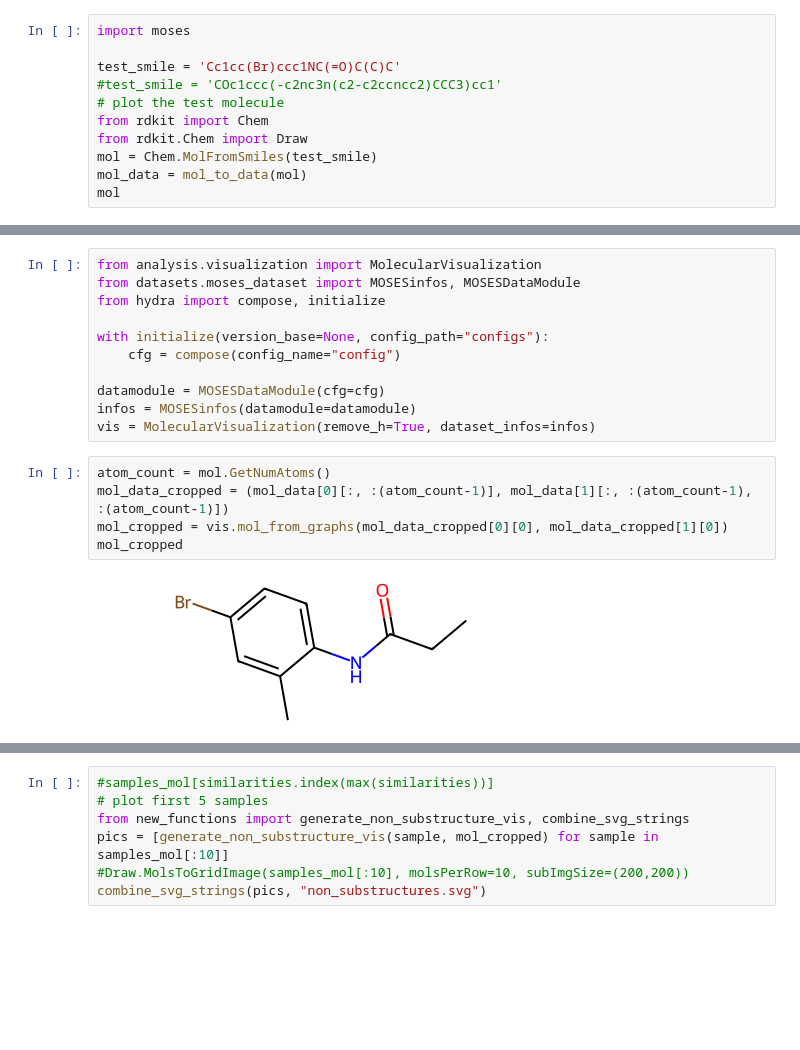
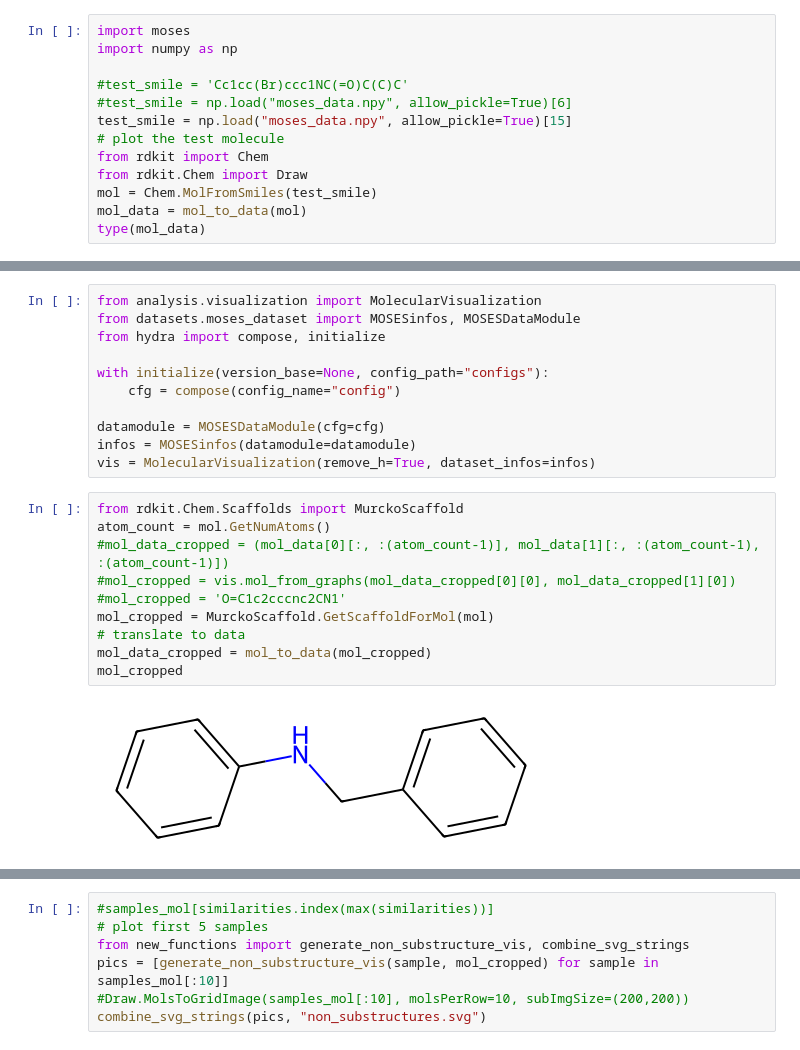
Before and after one commit to rudolfwilliam/DiGress, a Jupyter notebook: src/plot_moses_model.ipynb, the cells around one changed output, grey strips where cells are left out. Cells and saved outputs as stored; diff of their text form; blank space fills up the shorter version.

```diff
--- a/src/plot_moses_model.ipynb
+++ b/src/plot_moses_model.ipynb
@@ -24,13 +24,15 @@ Marginal distribution of the classes: tensor([0.5664, 0.1071, 0.1283, 0.0812, 0.
        device='cuda:0') for edges
 # %%
 import moses
+import numpy as np
 
-test_smile = 'Cc1cc(Br)ccc1NC(=O)C(C)C'
-#test_smile = 'COc1ccc(-c2nc3n(c2-c2ccncc2)CCC3)cc1'
+#test_smile = 'Cc1cc(Br)ccc1NC(=O)C(C)C'
+#test_smile = np.load("moses_data.npy", allow_pickle=True)[6]
+test_smile = np.load("moses_data.npy", allow_pickle=True)[15]
 # plot the test molecule
 from rdkit import Chem
 from rdkit.Chem import Draw
 mol = Chem.MolFromSmiles(test_smile)
 mol_data = mol_to_data(mol)
-mol
+type(mol_data)
 # %% [output]
@@ -47,9 +49,14 @@ datamodule = MOSESDataModule(cfg=cfg)
 infos = MOSESinfos(datamodule=datamodule)
 vis = MolecularVisualization(remove_h=True, dataset_infos=infos)
 # %%
+from rdkit.Chem.Scaffolds import MurckoScaffold
 atom_count = mol.GetNumAtoms()
-mol_data_cropped = (mol_data[0][:, :(atom_count-1)], mol_data[1][:, :(atom_count-1), :(atom_count-1)])
-mol_cropped = vis.mol_from_graphs(mol_data_cropped[0][0], mol_data_cropped[1][0])
+#mol_data_cropped = (mol_data[0][:, :(atom_count-1)], mol_data[1][:, :(atom_count-1), :(atom_count-1)])
+#mol_cropped = vis.mol_from_graphs(mol_data_cropped[0][0], mol_data_cropped[1][0])
+#mol_cropped = 'O=C1c2cccnc2CN1'
+mol_cropped = MurckoScaffold.GetScaffoldForMol(mol)
+# translate to data
+mol_data_cropped = mol_to_data(mol_cropped)
 mol_cropped
 # %% [output]
-[figure, old version]
+[figure, new version]
```
Also changed, not shown: parts of 10 cells of this notebook, 3 other files.
